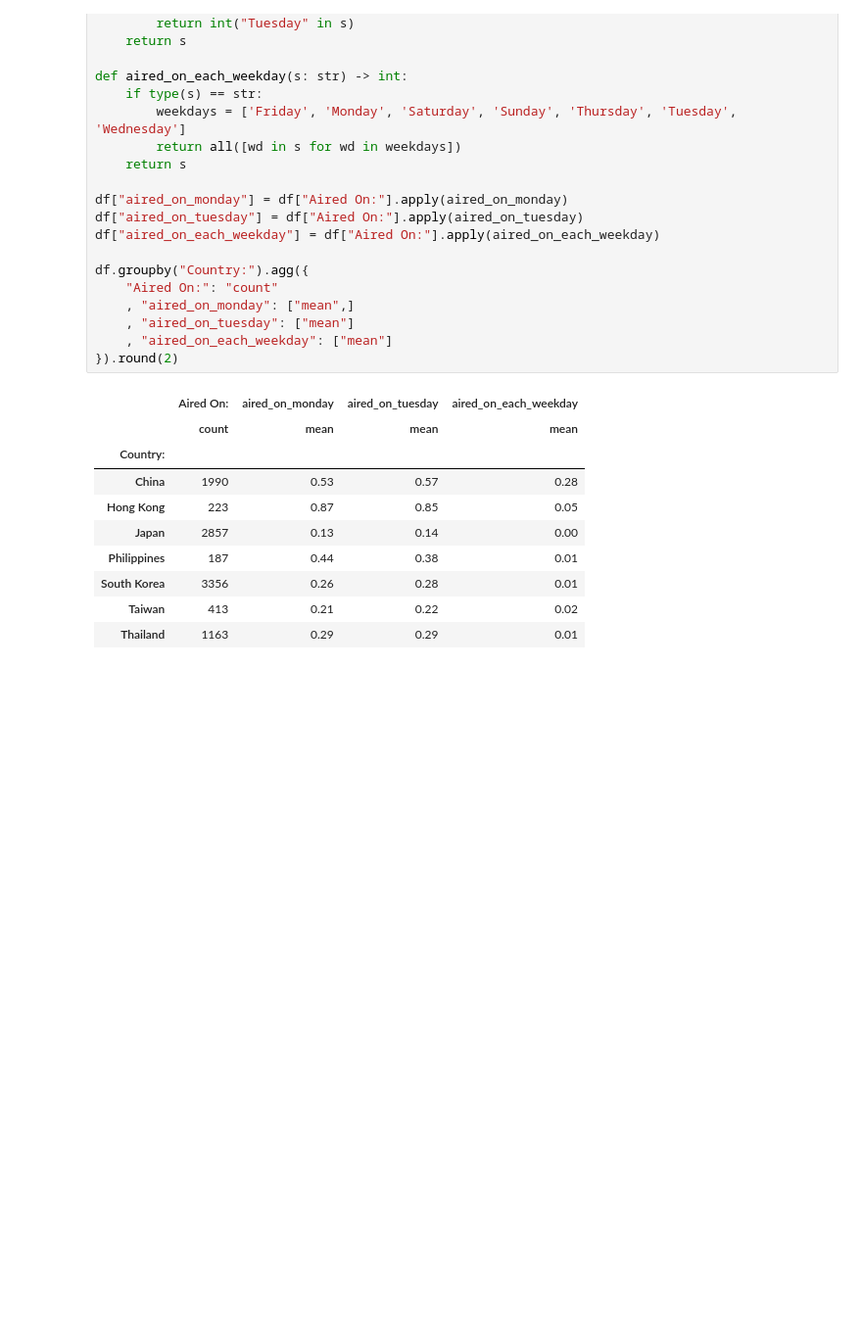
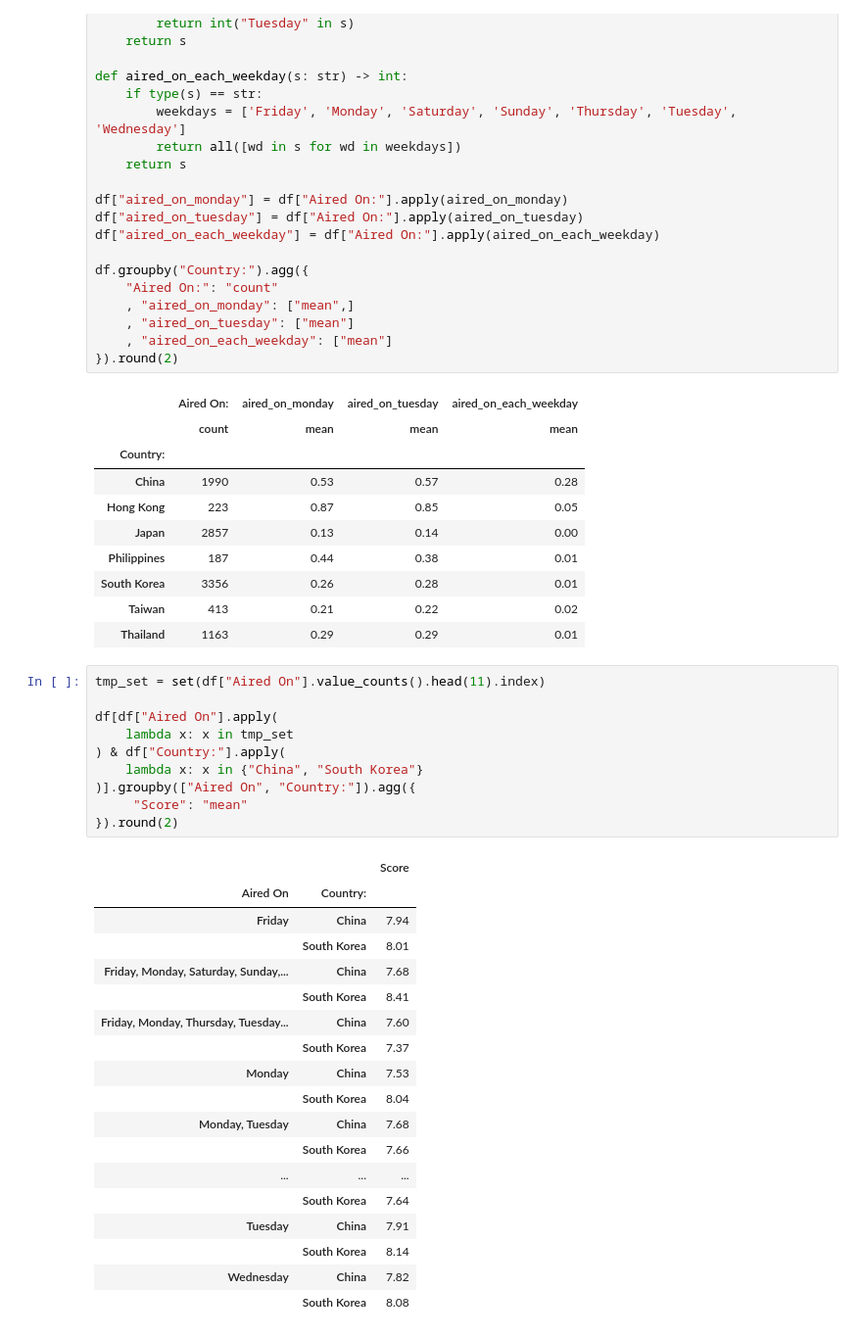
Before and after one commit to lapythie/dora, a Jupyter notebook: notebooks/details.ipynb, the cells around one changed output. Shown at 98% size. Cells and saved outputs as stored; diff of their text form; blank space fills up the shorter version.

```diff
--- a/notebooks/details.ipynb
+++ b/notebooks/details.ipynb
@@ -276,3 +269,32 @@ df.groupby("Country:").agg({
 | South Korea | 3356 | 0.26 | 0.28 | 0.01 |
 | Taiwan | 413 | 0.21 | 0.22 | 0.02 |
 | Thailand | 1163 | 0.29 | 0.29 | 0.01 |
+# %%
+tmp_set = set(df["Aired On"].value_counts().head(11).index)
+
+df[df["Aired On"].apply(
+    lambda x: x in tmp_set
+) & df["Country:"].apply(
+    lambda x: x in {"China", "South Korea"}
+)].groupby(["Aired On", "Country:"]).agg({
+     "Score": "mean"
+}).round(2)
+# %% [output]
+|  |  | Score |
+| Aired On | Country: |  |
+| Friday | China | 7.94 |
+|  | South Korea | 8.01 |
+| Friday, Monday, Saturday, Sunday,... | China | 7.68 |
+|  | South Korea | 8.41 |
+| Friday, Monday, Thursday, Tuesday... | China | 7.60 |
+|  | South Korea | 7.37 |
+| Monday | China | 7.53 |
+|  | South Korea | 8.04 |
+| Monday, Tuesday | China | 7.68 |
+|  | South Korea | 7.66 |
+| ... | ... | ... |
+|  | South Korea | 7.64 |
+| Tuesday | China | 7.91 |
+|  | South Korea | 8.14 |
+| Wednesday | China | 7.82 |
+|  | South Korea | 8.08 |
```
Also changed, not shown: parts of 1 cell of this notebook.
